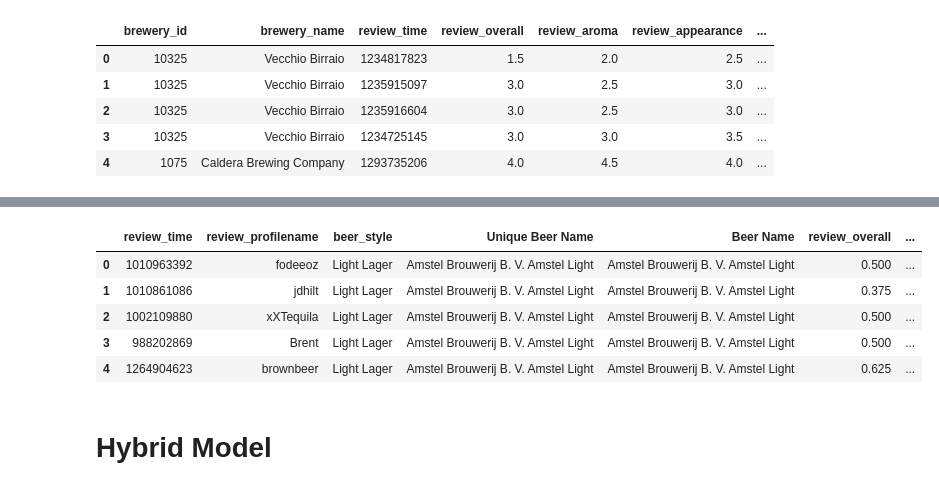
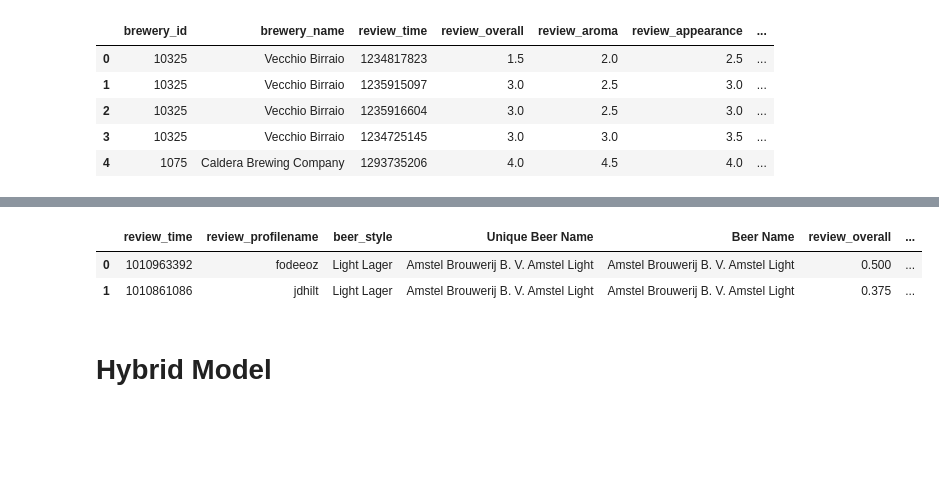
Before and after one commit to sophielouie/beer-recommendation-system, a Jupyter notebook: Recommender_System.ipynb, the cells around one changed output, grey strips where cells are left out. Saved outputs shown, nothing was run; the diff lists cells and outputs as text; code cells hidden in the pictures; blank space fills up the shorter version.

```diff
--- a/Recommender_System.ipynb
+++ b/Recommender_System.ipynb
@@ -111,14 +84,11 @@ scaler.fit(need_scaling)
 need_scaling = pd.DataFrame(scaler.transform(need_scaling), columns = need_scaling.columns)
 # %%
 df = pd.concat([informational, need_scaling], axis = 1)
-df.head()
+df[:2]
 # %% [output]
 |  | review_time | review_profilename | beer_style | Unique Beer Name | Beer Name | review_overall | ... |
 | 0 | 1010963392 | fodeeoz | Light Lager | Amstel Brouwerij B. V. Amstel Light | Amstel Brouwerij B. V. Amstel Light | 0.500 | ... |
 | 1 | 1010861086 | jdhilt | Light Lager | Amstel Brouwerij B. V. Amstel Light | Amstel Brouwerij B. V. Amstel Light | 0.375 | ... |
-| 2 | 1002109880 | xXTequila | Light Lager | Amstel Brouwerij B. V. Amstel Light | Amstel Brouwerij B. V. Amstel Light | 0.500 | ... |
-| 3 | 988202869 | Brent | Light Lager | Amstel Brouwerij B. V. Amstel Light | Amstel Brouwerij B. V. Amstel Light | 0.500 | ... |
-| 4 | 1264904623 | brownbeer | Light Lager | Amstel Brouwerij B. V. Amstel Light | Amstel Brouwerij B. V. Amstel Light | 0.625 | ... |
 # %% [markdown]
 # Hybrid Model
 # %% [markdown]
```
Also changed, not shown: parts of 34 cells of this notebook.
